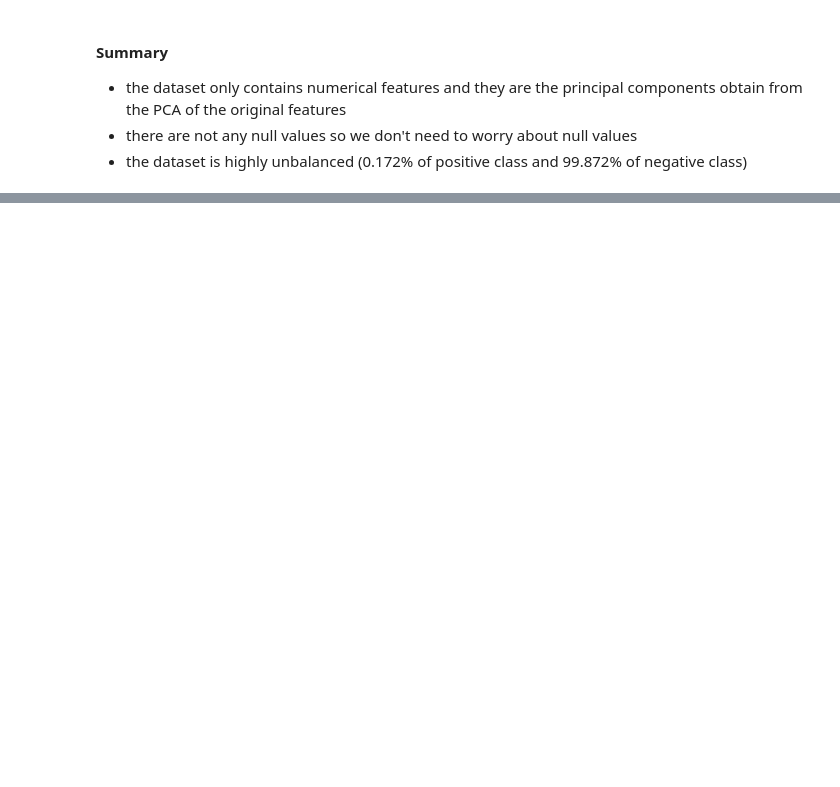
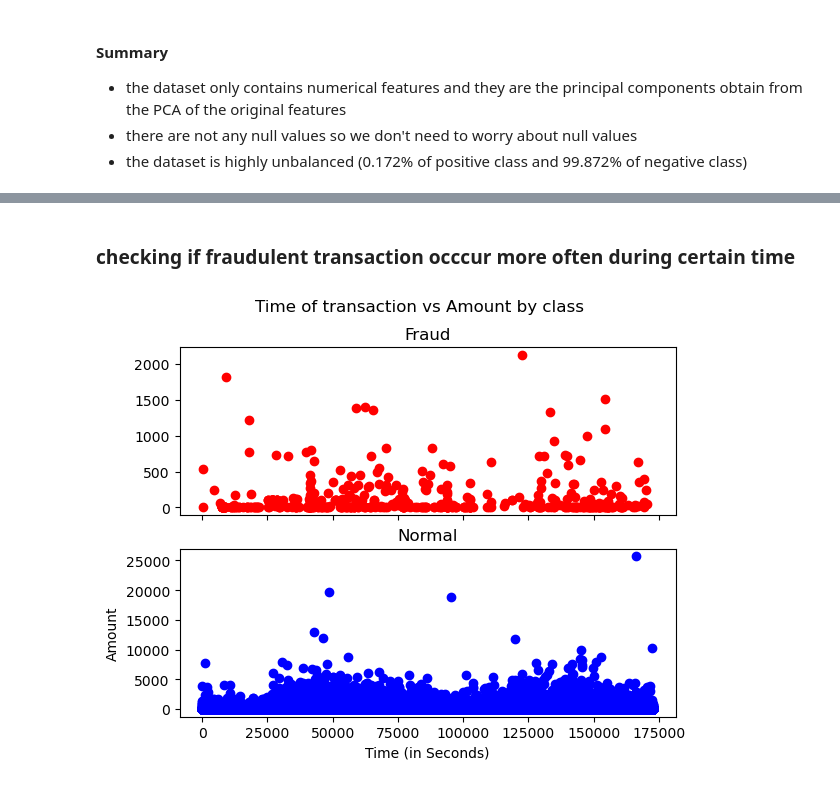
Before and after one commit to yvankondjo/Credit-Card-Fraud-Detection, a Jupyter notebook: Credit-Card.ipynb, the cells around one changed output, grey strips where cells are left out. Cells and saved outputs as stored; diff of their text form; code cells hidden in the pictures; blank space fills up the shorter version.

Commit message:
Suppression doublons et quelques graphique

```diff
--- a/Credit-Card.ipynb
+++ b/Credit-Card.ipynb
@@ -98,0 +81,2 @@ memory usage: 67.4 MB
+# %%
+df =  df.drop_duplicates()
@@ -106,0 +133,4 @@ memory usage: 67.4 MB
+# %%
+# separating the data for analysis
+normal = df[df.Class == 0]
+fraud = df[df.Class == 1]
@@ -106,0 +169,14 @@ memory usage: 67.4 MB
+# %% [markdown]
+### checking if fraudulent transaction occcur more often during certain time
+# %%
+f, (ax1, ax2) = plt.subplots(2, 1, sharex=True)
+f.suptitle('Time of transaction vs Amount by class')
+ax1.scatter(fraud.Time, fraud.Amount, color='red')
+ax1.set_title('Fraud')
+ax2.scatter(normal.Time, normal.Amount, color='blue')
+ax2.set_title('Normal')
+plt.xlabel('Time (in Seconds)')
+plt.ylabel('Amount')
+plt.show()
+# %% [output]
+[figure, added]
```
Also changed, not shown: parts of 27 cells of this notebook.
